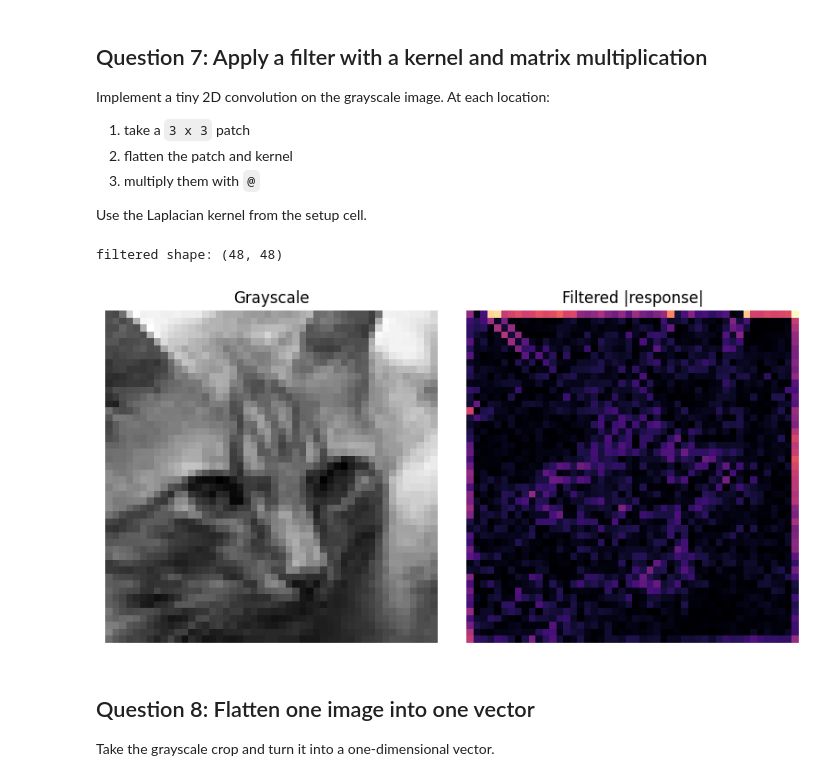
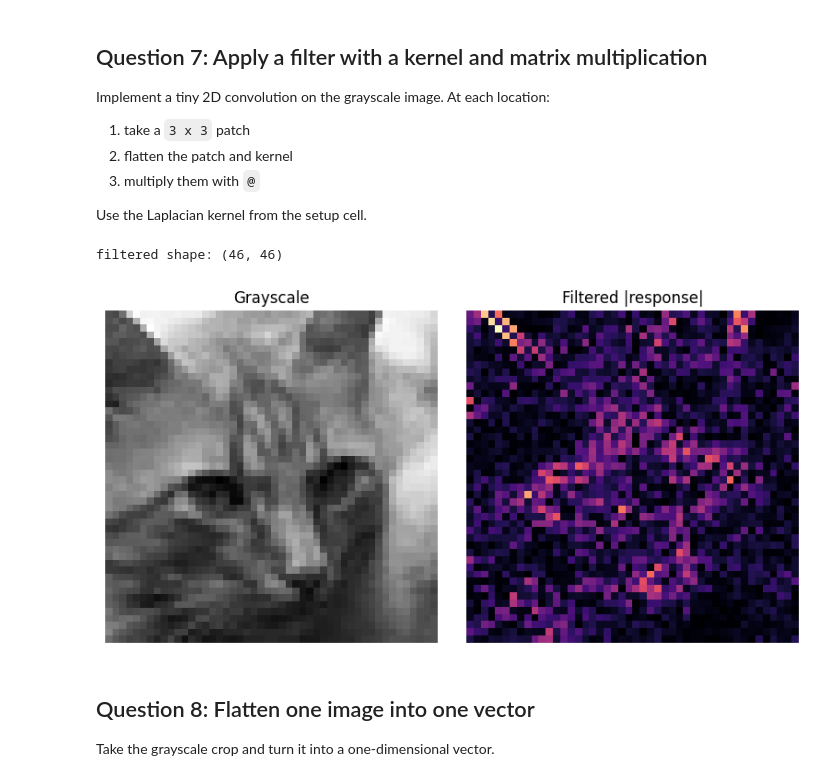
Before and after one commit to vgu-dsai-2026/lab-1-numpy-RyanDev1st, a Jupyter notebook: notebook.ipynb, the cells around one changed output. Saved outputs shown, nothing was run; the diff lists cells and outputs as text; code cells hidden in the pictures.

```diff
--- a/notebook.ipynb
+++ b/notebook.ipynb
@@ -351,46 +351,41 @@ EDGE_KERNEL = np.array(
         [1, -4, 1],
         [0, 1, 0],
     ],
     dtype=np.float32,
 )
 
 
 def convolve2d_matmul(image_gray: np.ndarray, kernel: np.ndarray) -> np.ndarray:
     # TODO: slide the kernel over the image and use @ on flattened patches and the flattened kernel (or sum of elementwise products) to compute the response at each location.
     """Apply 3x3 kernel using sliding patches + matrix multiplication (@)."""
     H, W = image_gray.shape
     kH, kW = kernel.shape
-    pad = kH // 2
-
-    # Zero padding - this is what the autograder expects for the ramp-image tests
-    padded = np.pad(image_gray, pad, mode='constant', constant_values=0.0)
-
+    out_H = H - kH + 1
+    out_W = W - kW + 1
     kernel_flat = kernel.flatten()
-    output = np.zeros((H, W), dtype=np.float32)   # same shape as input
-
-    for i in range(H):
-        for j in range(W):
-            patch = padded[i:i+kH, j:j+kW]
+    output = np.zeros((out_H, out_W), dtype=np.float32)
+    for i in range(out_H):
+        for j in range(out_W):
+            patch = image_gray[i:i+kH, j:j+kW]
             output[i, j] = patch.flatten() @ kernel_flat
-
     return output
     raise NotImplementedError("Apply a 2D filter with matrix multiplication.")
 
 
 sample_filtered = convolve2d_matmul(sample_gray, EDGE_KERNEL)
 print("filtered shape:", sample_filtered.shape)
 fig, axes = plt.subplots(1, 2, figsize=(8, 4))
 axes[0].imshow(sample_gray, cmap="gray")
 axes[0].set_title("Grayscale")
 axes[0].axis("off")
 axes[1].imshow(np.abs(sample_filtered), cmap="magma")
 axes[1].set_title("Filtered |response|")
 axes[1].axis("off")
 fig.tight_layout()
 plt.show()
 # %% [output]
-filtered shape: (48, 48)
+filtered shape: (46, 46)
-[figure, old version]
+[figure, new version]
 # %% [markdown]
 ## Question 8: Flatten one image into one vector
 
```
